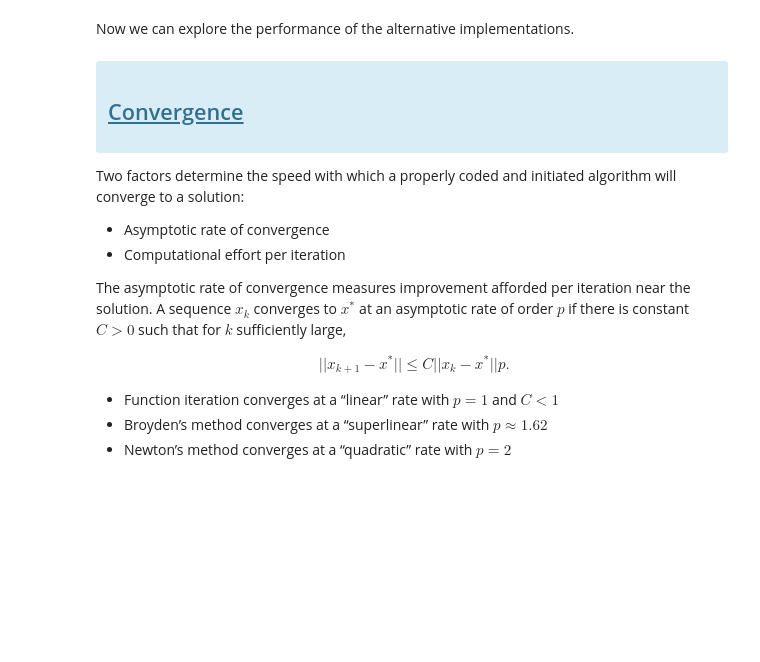
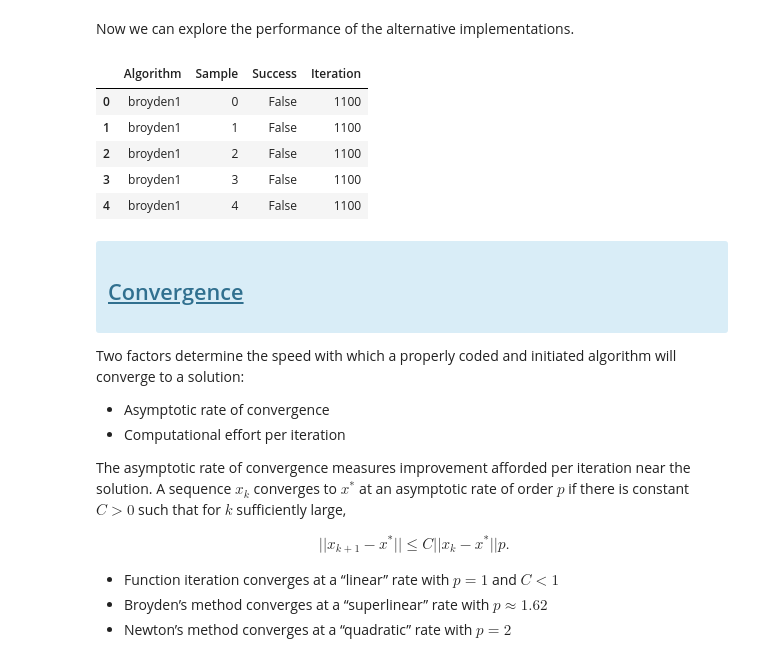
Before and after one commit to OpenSourceEconomics/ose-course-scientific-computing, a Jupyter notebook: lectures/nonlinear_equations/notebook.ipynb, the cells around one changed output. Saved outputs shown, nothing was run; the diff lists cells and outputs as text; code cells hidden in the pictures; blank space fills up the shorter version.

```diff
--- a/lectures/nonlinear_equations/notebook.ipynb
+++ b/lectures/nonlinear_equations/notebook.ipynb
@@ -445,6 +493,15 @@ for method in METHODS:
         df = df.append(pd.DataFrame(info, columns=columns), ignore_index=True)
 # %% [markdown]
 Now we can explore the performance of the alternative implementations.
+# %%
+df.head()
+# %% [output]
+|  | Algorithm | Sample | Success | Iteration |
+| 0 | broyden1 | 0 | False | 1100 |
+| 1 | broyden1 | 1 | False | 1100 |
+| 2 | broyden1 | 2 | False | 1100 |
+| 3 | broyden1 | 3 | False | 1100 |
+| 4 | broyden1 | 4 | False | 1100 |
 # %% [markdown]
 <div class="alert alert-block alert-info">
     <u><h2>Convergence</h2></u>
```
Also changed, not shown: parts of 33 cells of this notebook, 4 other files.
